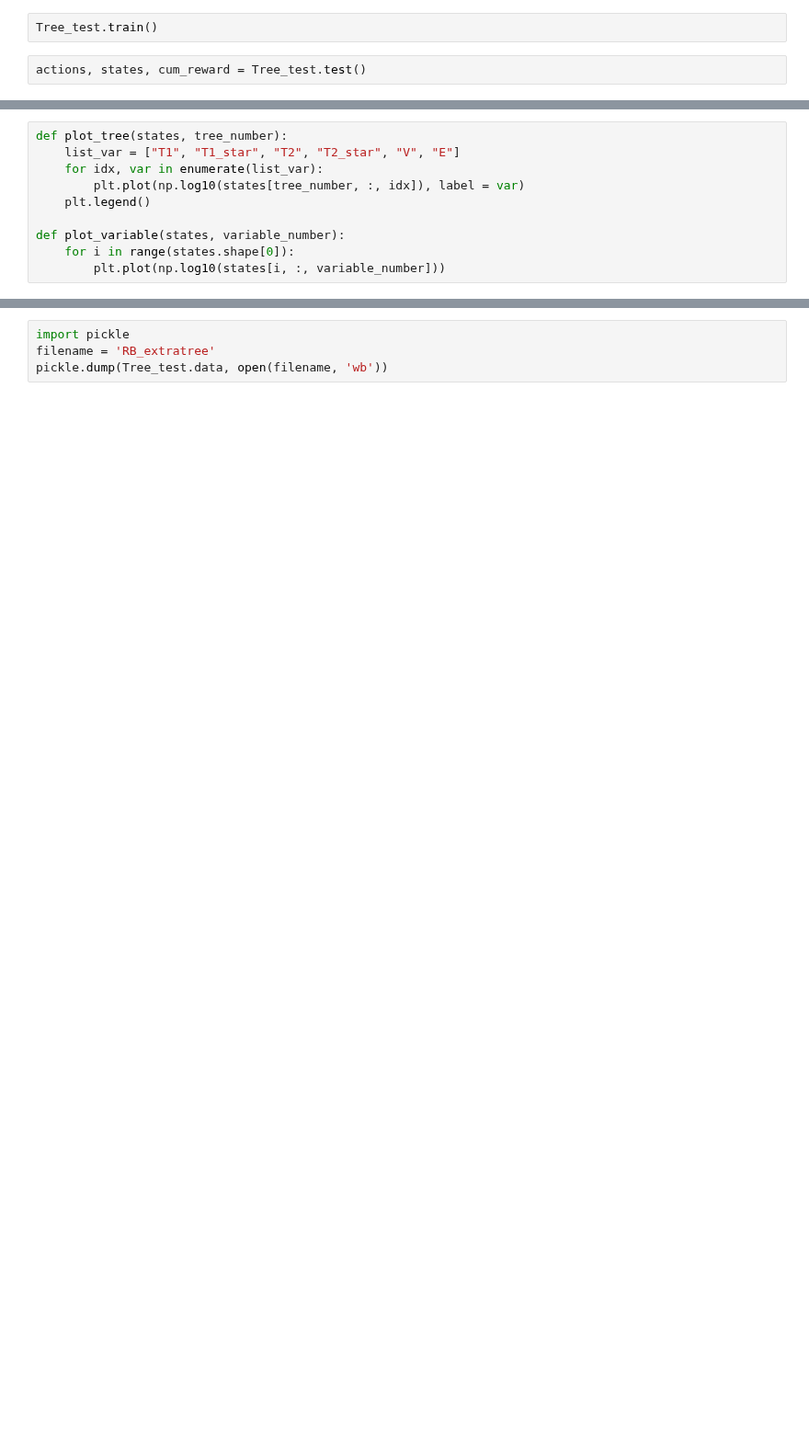
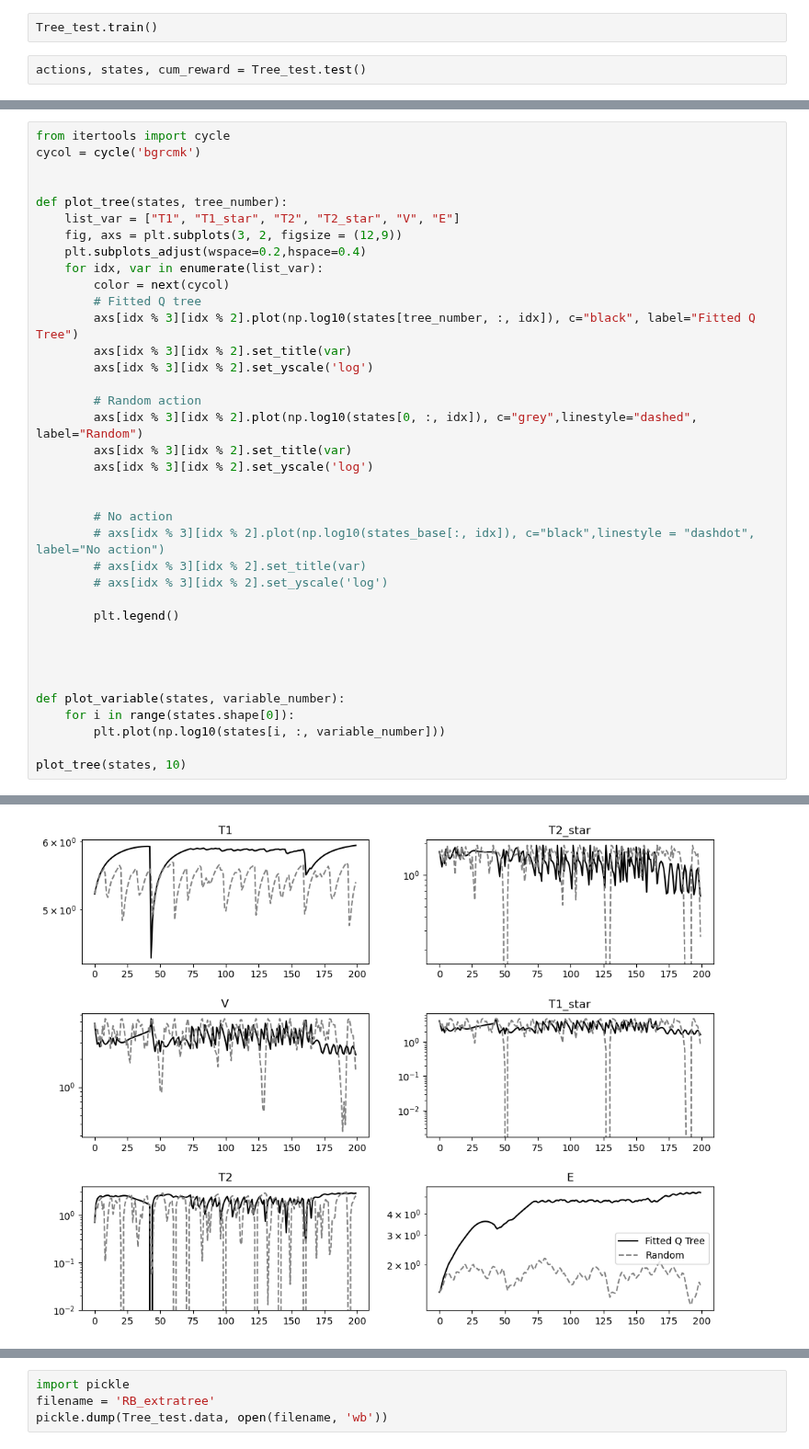
Before and after one commit to SuReLI/hiv_experiment, a Jupyter notebook: 2023/Extra_trees/Extra_trees.ipynb, the cells around one changed output, grey strips where cells are left out. Shown at 92% size. Drawn from its saved outputs; the diff is of its cells as text; blank space fills up the shorter version.

```diff
--- a/2023/Extra_trees/Extra_trees.ipynb
+++ b/2023/Extra_trees/Extra_trees.ipynb
@@ -212,10 +207,0 @@ states.shape
-# %%
-def plot_tree(states, tree_number):
-    list_var = ["T1", "T1_star", "T2", "T2_star", "V", "E"]
-    for idx, var in enumerate(list_var):
-        plt.plot(np.log10(states[tree_number, :, idx]), label = var)
-    plt.legend()
-
-def plot_variable(states, variable_number):
-    for i in range(states.shape[0]):
-        plt.plot(np.log10(states[i, :, variable_number]))
@@ -234,0 +221,38 @@ plt.plot(range(200),actions[9,:], alpha=0.5)
+# %%
+from itertools import cycle
+cycol = cycle('bgrcmk')
+
+
+def plot_tree(states, tree_number):
+    list_var = ["T1", "T1_star", "T2", "T2_star", "V", "E"]
+    fig, axs = plt.subplots(3, 2, figsize = (12,9))
+    plt.subplots_adjust(wspace=0.2,hspace=0.4)
+    for idx, var in enumerate(list_var):
+        color = next(cycol)
+        # Fitted Q tree
+        axs[idx % 3][idx % 2].plot(np.log10(states[tree_number, :, idx]), c="black", label="Fitted Q Tree")
+        axs[idx % 3][idx % 2].set_title(var)
+        axs[idx % 3][idx % 2].set_yscale('log')
+
+        # Random action
+        axs[idx % 3][idx % 2].plot(np.log10(states[0, :, idx]), c="grey",linestyle="dashed", label="Random")
+        axs[idx % 3][idx % 2].set_title(var)
+        axs[idx % 3][idx % 2].set_yscale('log')
+
+
+        # No action
+        # axs[idx % 3][idx % 2].plot(np.log10(states_base[:, idx]), c="black",linestyle = "dashdot", label="No action")
+        # axs[idx % 3][idx % 2].set_title(var)
+        # axs[idx % 3][idx % 2].set_yscale('log')
+
+        plt.legend()
+
+
+
+
+def plot_variable(states, variable_number):
+    for i in range(states.shape[0]):
+        plt.plot(np.log10(states[i, :, variable_number]))
+
+plot_tree(states, 10)
+# %% [output]
@@ -234,0 +264 @@ plt.plot(range(200),actions[9,:], alpha=0.5)
+[figure, added]
```
Also changed, not shown: parts of 16 cells of this notebook.
